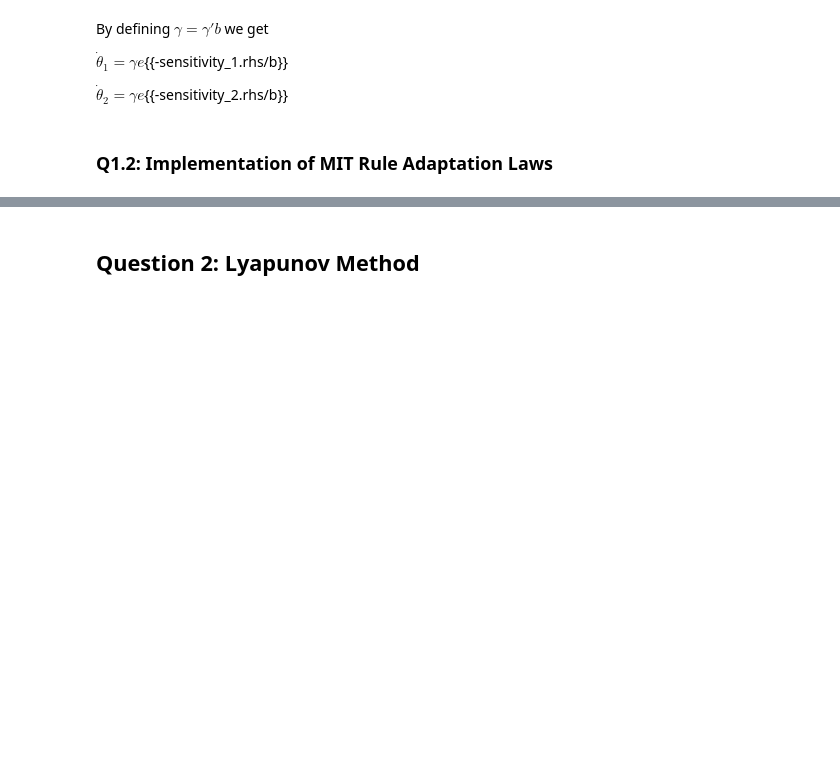
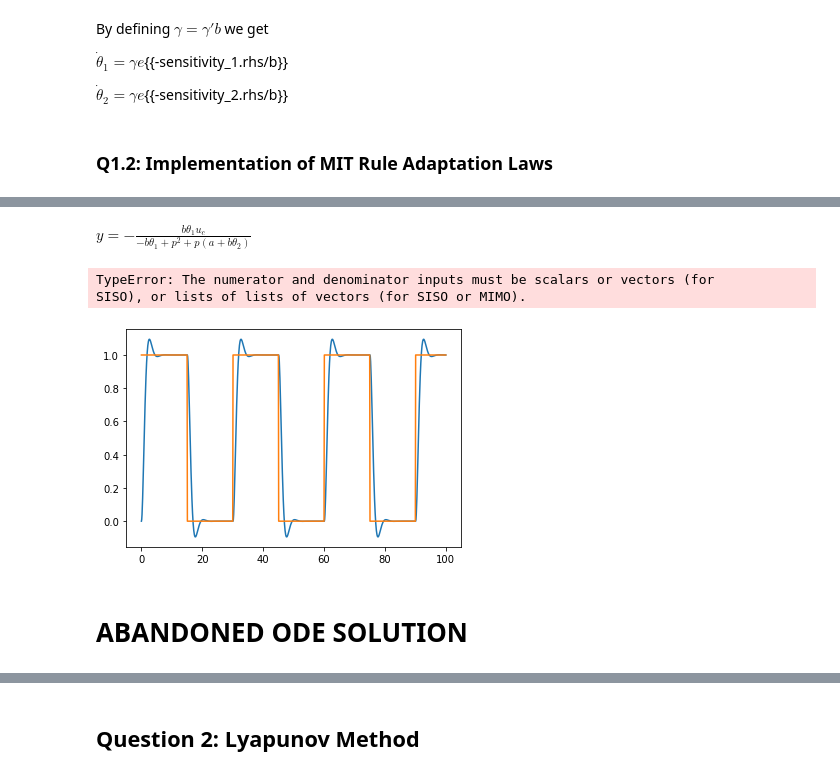
Before and after one commit to derekboase/Adaptive_Control_Code, a Jupyter notebook: Assignments/Assignment_3/Boase_Derek_hw3.ipynb, the cells around one changed output, grey strips where cells are left out. Drawn from its saved outputs; the diff is of its cells as text; code cells hidden in the pictures; blank space fills up the shorter version.

```diff
--- a/Assignments/Assignment_3/Boase_Derek_hw3.ipynb
+++ b/Assignments/Assignment_3/Boase_Derek_hw3.ipynb
@@ -280,0 +152,52 @@ plt.show()
+# %%
+model_p
+# %% [output]
+$\displaystyle y = - \frac{b \theta_{1} u_{c}}{- b \theta_{1} + p^{2} + p \left(a + b \theta_{2}\right)}$
+# %%
+Ts = t[1] - t[0]
+
+# Symbolic representation of discretized ym using zoh
+ym_zoh = co.sample_system(co.tf([C], [1., K, C]), Ts=Ts, method='zoh')
+
+ym_k_1, ym_k_2, uc_k_1, uc_k_2 = sp.symbols('y_{m}(k-1),y_{m}(k-2),u_{c}(k-1),u_{c}(k-2)')
+ym_num, ym_den = ym_zoh.num[0][0], ym_zoh.den[0][0]
+ym_k_sym = -ym_den[1]*ym_k_1 - ym_den[2]*ym_k_2 + ym_num[0]*uc_k_1 + ym_num[1]*uc_k_2
+
+ym_k_func = sp.lambdify([ym_k_1, ym_k_2, uc_k_1, uc_k_2], ym_k_sym)
+
+# Symbolic representation of discretized ym using zoh
+y_zoh = co.sample_system(co.tf([theta_1], [1., K, C]), Ts=Ts, method='zoh')
+
+# ym_k_1, ym_k_2, uc_k_1, uc_k_2 = sp.symbols('y_{m}(k-1),y_{m}(k-2),u_{c}(k-1),u_{c}(k-2)')
+# ym_num, ym_den = ym_zoh.num[0][0], ym_zoh.den[0][0]
+# ym_k_sym = -ym_den[1]*ym_k_1 - ym_den[2]*ym_k_2 + ym_num[0]*uc_k_1 + ym_num[1]*uc_k_2
+
+# ym_k_func = sp.lambdify([ym_k_1, ym_k_2, uc_k_1, uc_k_2], ym_k_sym)
+# %% [output]
+TypeError: The numerator and denominator inputs must be scalars or vectors (for
+SISO), or lists of lists of vectors (for SISO or MIMO).
+# %%
+# t = 0
+
+ym_vals = np.array([ym_k_func(0, 0, 0, 0)])
+theta_1_val = np.array([0])
+theta_2_val = np.array([0])
+y_vals = np.array([0])
+
+
+# t = 0.1
+ym_vals = np.concatenate((ym_vals,
+                          np.array([ym_k_func(ym_vals[0], 0, uc[0], 0)]).reshape(-1,)),
+                          axis=0)
+
+for k, _t in enumerate(t[2:], start=2):
+    ym_vals = np.concatenate((ym_vals,
+                              np.array([ym_k_func(ym_vals[k-1], ym_vals[k-2], uc[k-1], uc[k-2])]).reshape(-1,)),
+                              axis=0)
+plt.plot(t, ym_vals)
+plt.plot(t, uc)
+plt.show()
+# %% [output]
+[figure, added]
+# %% [markdown]
+# ABANDONED ODE SOLUTION
```
Also changed, not shown: parts of 13 cells of this notebook.
